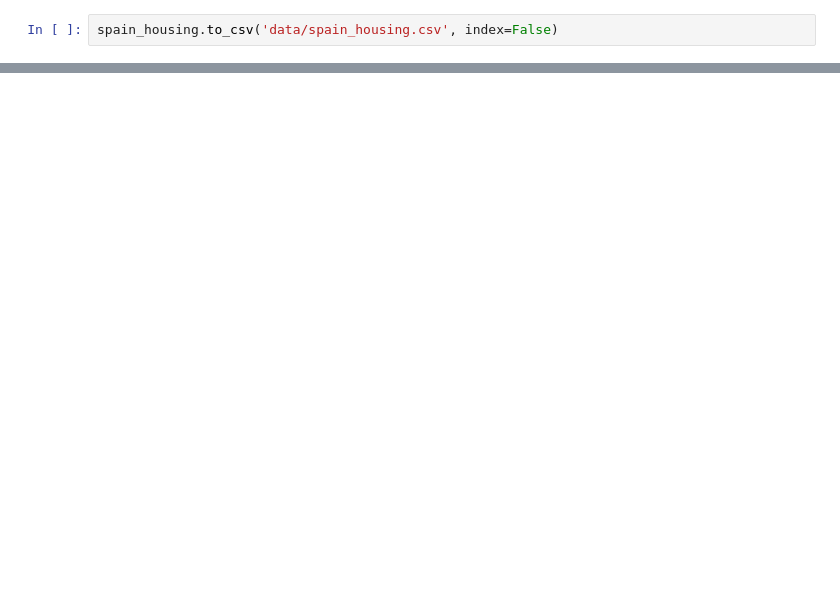
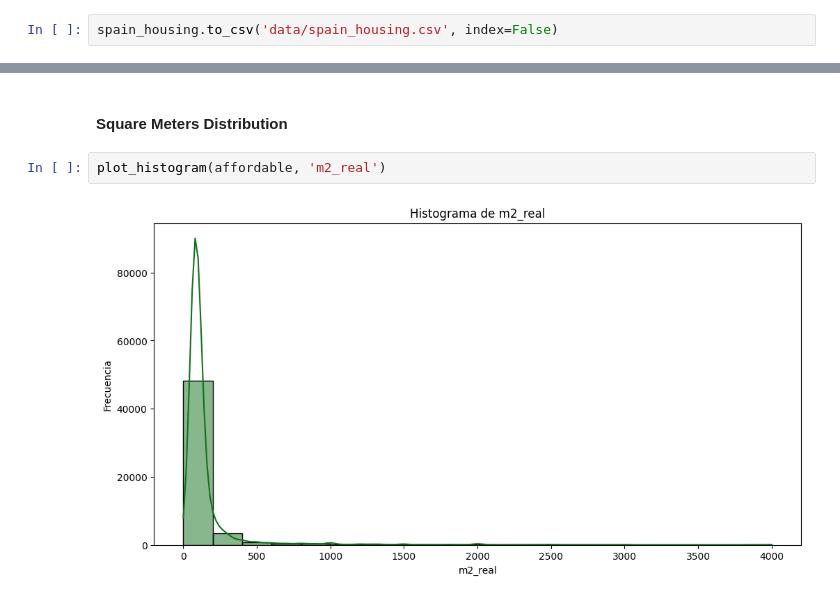
Before and after one commit to fer78/Data-Analytics-Final-Portfolio-Project, a Jupyter notebook: Data-Analytics-Final-Portfolio-Project.ipynb, the cells around one changed output, grey strips where cells are left out. Drawn from its saved outputs; the diff is of its cells as text; blank space fills up the shorter version.

```diff
--- a/Data-Analytics-Final-Portfolio-Project.ipynb
+++ b/Data-Analytics-Final-Portfolio-Project.ipynb
@@ -1252,0 +1365,6 @@ spain_housing.to_csv('data/spain_housing.csv', index=False)
+# %% [markdown]
+#### Square Meters Distribution
+# %%
+plot_histogram(affordable, 'm2_real')
+# %% [output]
+[figure, added]
```
Also changed, not shown: parts of 23 cells of this notebook, 2 other files.
